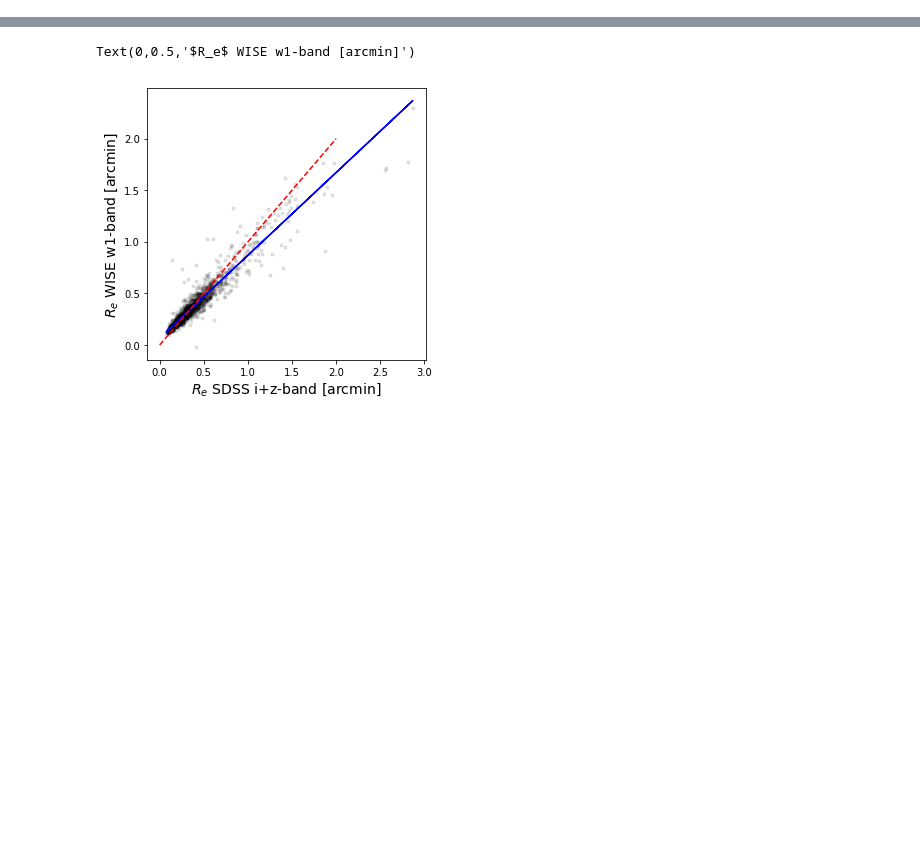
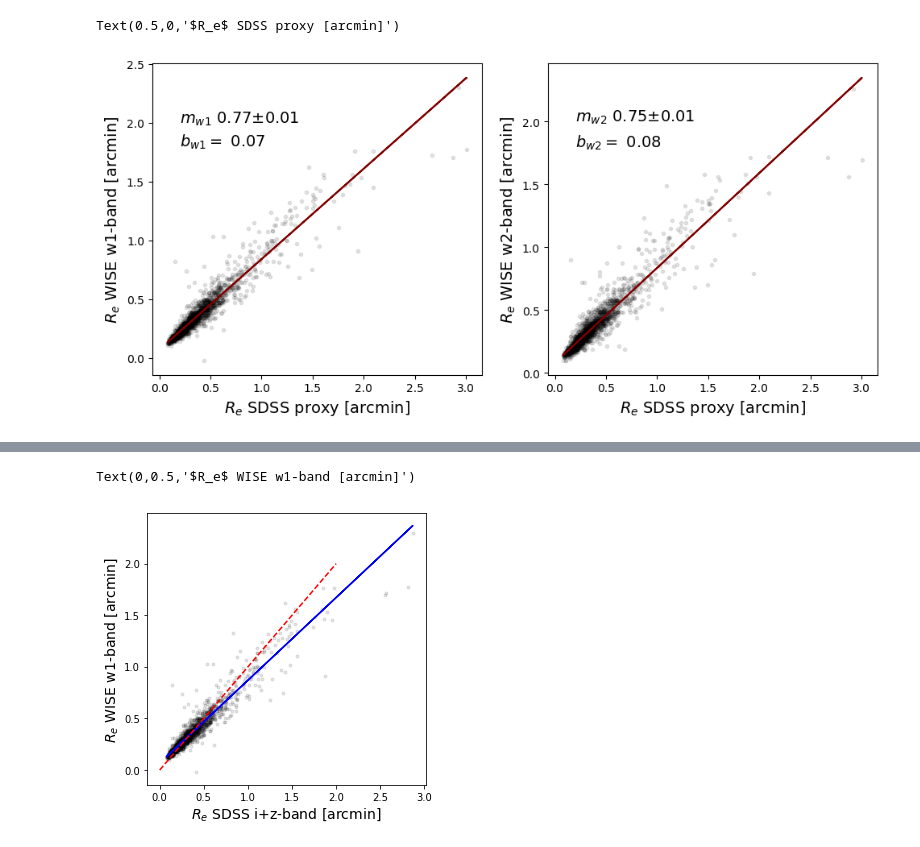
Before and after one commit to jl582/reddening_Ast399, a Jupyter notebook: half_light.ipynb, the cells around one changed output, grey strips where cells are left out. Cells and saved outputs as stored; diff of their text form; code cells hidden in the pictures; blank space fills up the shorter version.

```diff
--- a/half_light.ipynb
+++ b/half_light.ipynb
@@ -93,0 +106,34 @@ Text(0,0.5,'$R_e$ WISE w1-band [arcmin]')
+# %%
+Y = np.ones(shape = (4,len(Re_g)))
+Y[0] = Re_g
+Y[1] = Re_r
+Y[2] = Re_i
+Y[3] = Re_z
+Re_prox = np.median(Y.T,1)
+
+fit_prox, cov_prox = curve_fit(linfit, Re_prox, Re_w1, p0=[1, 2])
+fit_prox_w2, cov_prox_w2 = curve_fit(linfit, Re_prox, Re_w2, p0=[1, 2])
+
+fig = py.figure(figsize=(10, 10), dpi=100)
+fig.subplots_adjust(wspace=0.2, hspace=0.2, top=0.95, bottom=0.10, left=0.08, right=0.98)
+gs = gridspec.GridSpec(2, 2, height_ratios=[1,1])
+p = 0
+
+ax = plt.subplot(gs[p]) ; p+=1
+ax.scatter(Re_prox, Re_w1, c='k', alpha=0.1, marker='.') # black points
+ax.text(0.2,2., '$m_{w1}$ '+'%.2f'%fit_prox[0]+r'$\pm$'+'%.2f'%np.sqrt(cov_prox[0][0]), fontsize=14, color='k')
+ax.text(0.2,1.8, r'$b_{w1}=$ '+'%.2f'%fit_prox[1], fontsize=14, color='k')
+ax.plot(Re_prox, linfit(Re_prox, fit_prox[0], fit_prox[1]), 'maroon', label='Linear Trend')
+ax.set_ylabel('$R_e$'+' WISE w1-band [arcmin]', size=14)
+ax.set_xlabel('$R_e$'+' SDSS proxy [arcmin]', size=14)
+
+ax = plt.subplot(gs[p]) ; p+=1
+ax.scatter(Re_prox, Re_w2, c='k', alpha=0.1, marker='.') # black points
+ax.text(0.2,2., '$m_{w2}$ '+'%.2f'%fit_prox_w2[0]+r'$\pm$'+'%.2f'%np.sqrt(cov_prox_w2[0][0]), fontsize=14, color='k')
+ax.text(0.2,1.8, r'$b_{w2}=$ '+'%.2f'%fit_prox_w2[1], fontsize=14, color='k')
+ax.plot(Re_prox, linfit(Re_prox, fit_prox_w2[0], fit_prox_w2[1]), 'maroon', label='Linear Trend')
+ax.set_ylabel('$R_e$'+' WISE w2-band [arcmin]', size=14)
+ax.set_xlabel('$R_e$'+' SDSS proxy [arcmin]', size=14)
+# %% [output]
+Text(0.5,0,'$R_e$ SDSS proxy [arcmin]')
+[figure, added]
```
Also changed, not shown: parts of 13 cells of this notebook.
